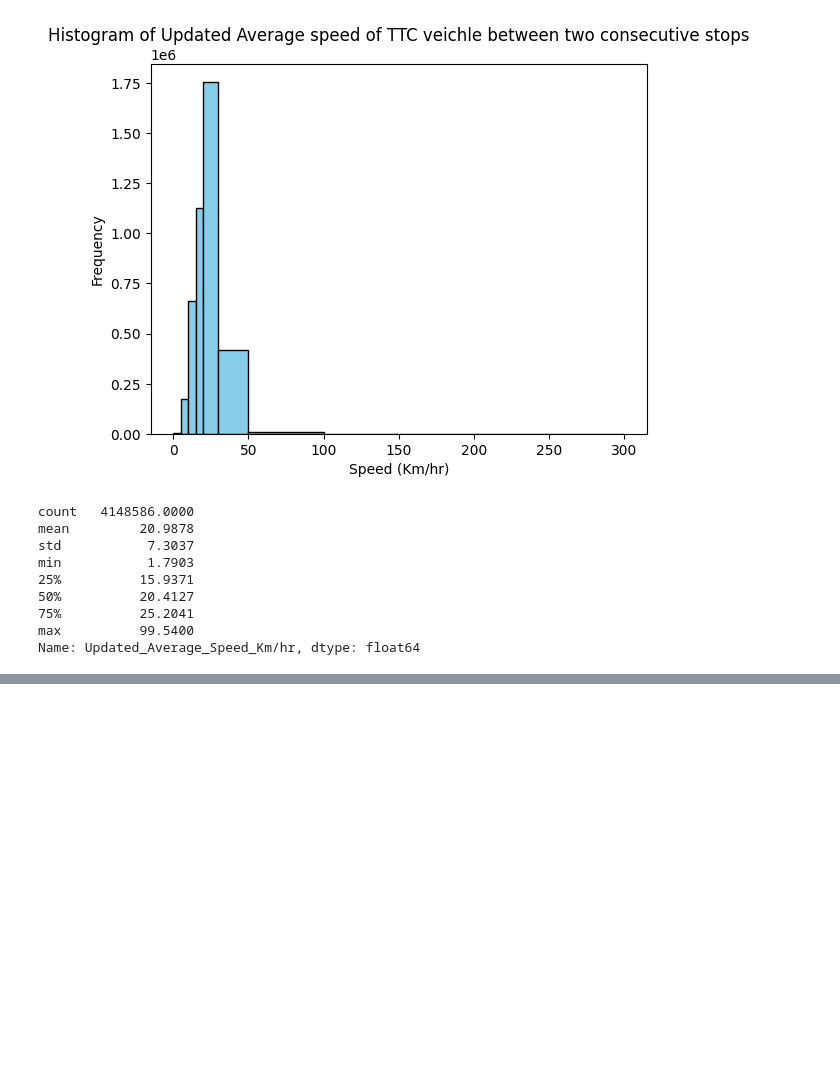
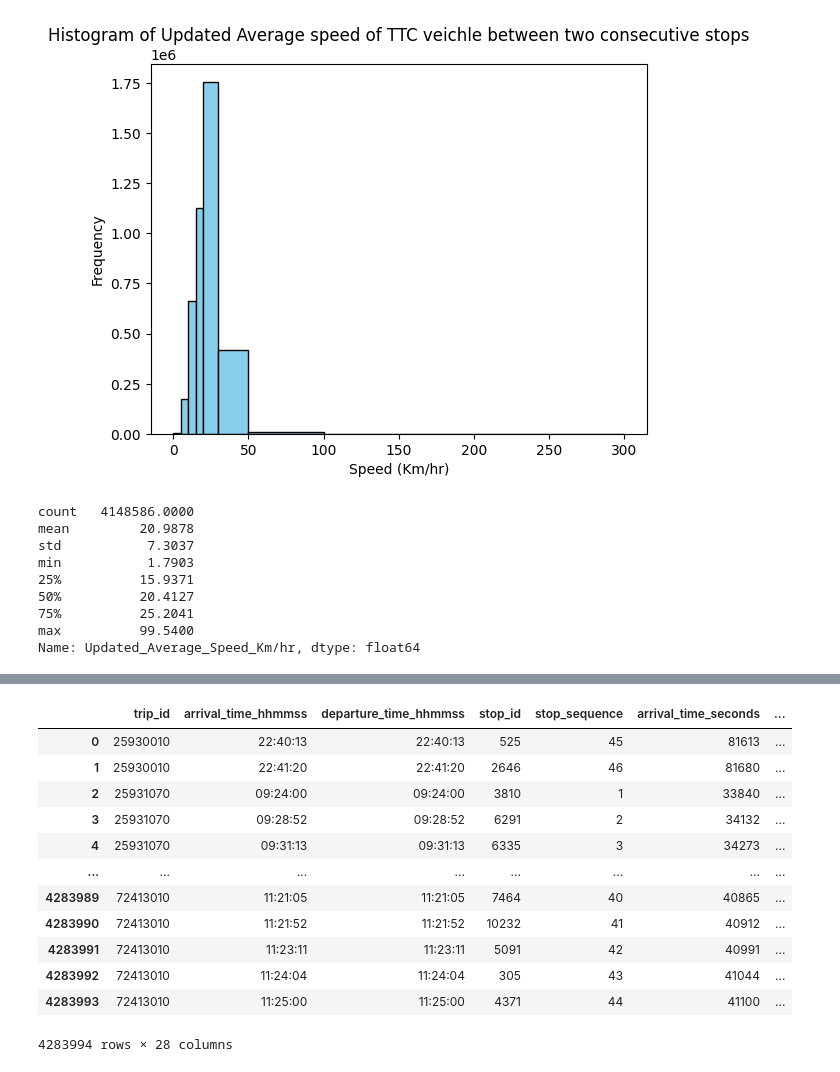
Before and after one commit to devslinky/TAL, a Jupyter notebook: GTFS_static_data_vis.ipynb, the cells around one changed output, grey strips where cells are left out. Drawn from its saved outputs; the diff is of its cells as text; code cells hidden in the pictures; blank space fills up the shorter version.

```diff
--- a/GTFS_static_data_vis.ipynb
+++ b/GTFS_static_data_vis.ipynb
@@ -2722,0 +2954,44 @@ Name: Updated_Average_Speed_Km/hr, dtype: float64
+# %%
+# now lets get calendar schedule information for each trip
+
+# first get service_id for each trip from trips dataframe and merge with trip_metrics
+trip_metrics = duckdb.sql("""
+    SELECT
+    tm.*,
+    trips.service_id as service_id
+    FROM trip_metrics AS tm
+    JOIN trips AS trips
+    ON tm.trip_id = trips.trip_id
+""").df()
+
+# then merge with calendar to get days of week service is running for each trip
+trip_metrics = duckdb.sql("""
+    SELECT
+    tm.*,
+    calendar.monday as binary_service_monday,
+    calendar.tuesday as binary_service_tuesday,
+    calendar.wednesday as binary_service_wednesday,
+    calendar.thursday as binary_service_thursday,
+    calendar.friday as binary_service_friday,
+    calendar.saturday as binary_service_saturday,
+    calendar.sunday as service_sunday
+    FROM trip_metrics AS tm
+    JOIN calendar AS calendar
+      ON tm.service_id = calendar.service_id
+""").df()
+
+display(trip_metrics)
+# %% [output]
+|  | trip_id | arrival_time_hhmmss | departure_time_hhmmss | stop_id | stop_sequence | arrival_time_seconds | ... |
+| 0 | 25930010 | 22:40:13 | 22:40:13 | 525 | 45 | 81613 | ... |
+| 1 | 25930010 | 22:41:20 | 22:41:20 | 2646 | 46 | 81680 | ... |
+| 2 | 25931070 | 09:24:00 | 09:24:00 | 3810 | 1 | 33840 | ... |
+| 3 | 25931070 | 09:28:52 | 09:28:52 | 6291 | 2 | 34132 | ... |
+| 4 | 25931070 | 09:31:13 | 09:31:13 | 6335 | 3 | 34273 | ... |
+| ... | ... | ... | ... | ... | ... | ... | ... |
+| 4283989 | 72413010 | 11:21:05 | 11:21:05 | 7464 | 40 | 40865 | ... |
+| 4283990 | 72413010 | 11:21:52 | 11:21:52 | 10232 | 41 | 40912 | ... |
+| 4283991 | 72413010 | 11:23:11 | 11:23:11 | 5091 | 42 | 40991 | ... |
+| 4283992 | 72413010 | 11:24:04 | 11:24:04 | 305 | 43 | 41044 | ... |
+| 4283993 | 72413010 | 11:25:00 | 11:25:00 | 4371 | 44 | 41100 | ... |
+4283994 rows × 28 columns
```
Also changed, not shown: parts of 19 cells of this notebook.
